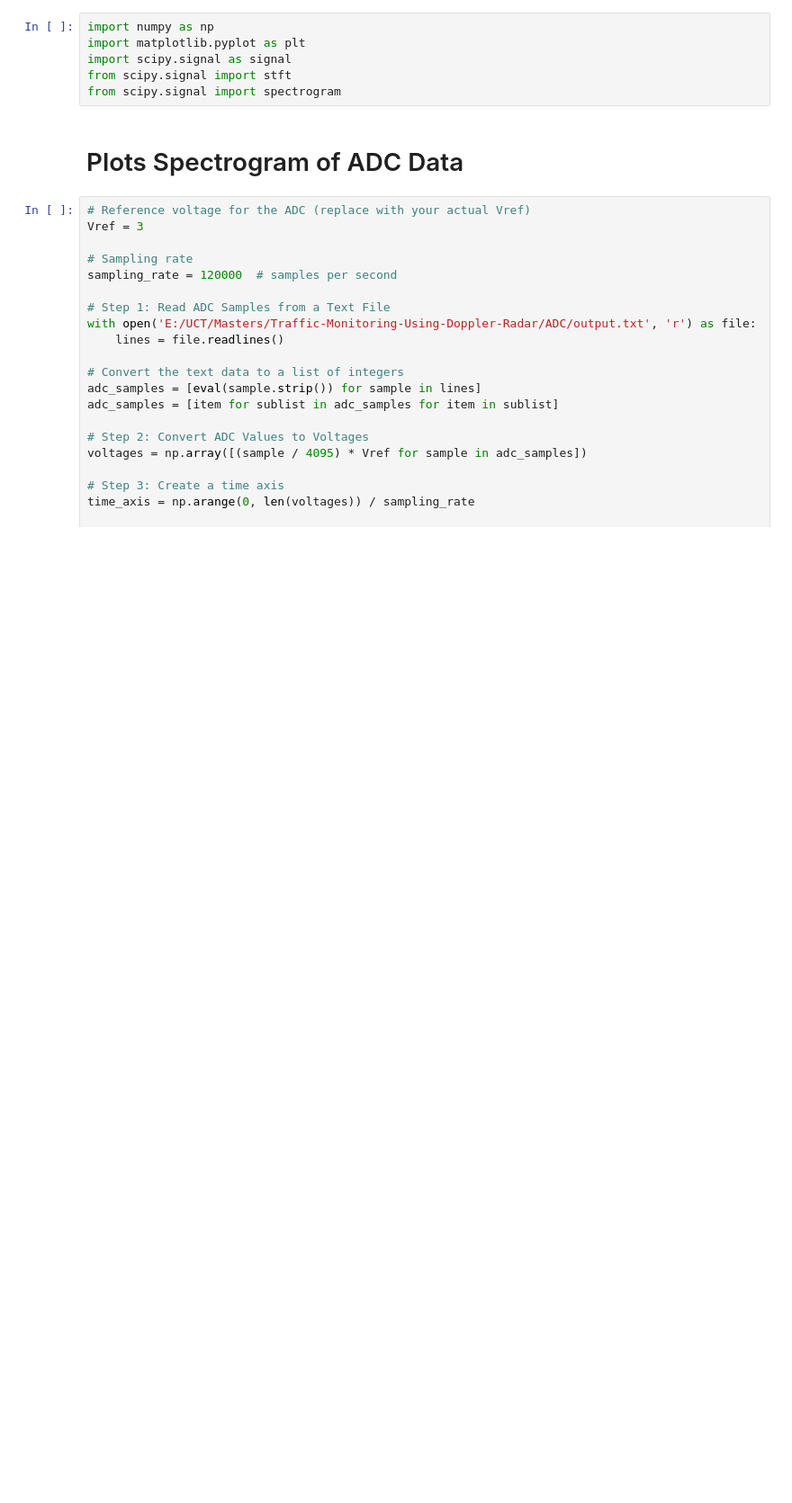
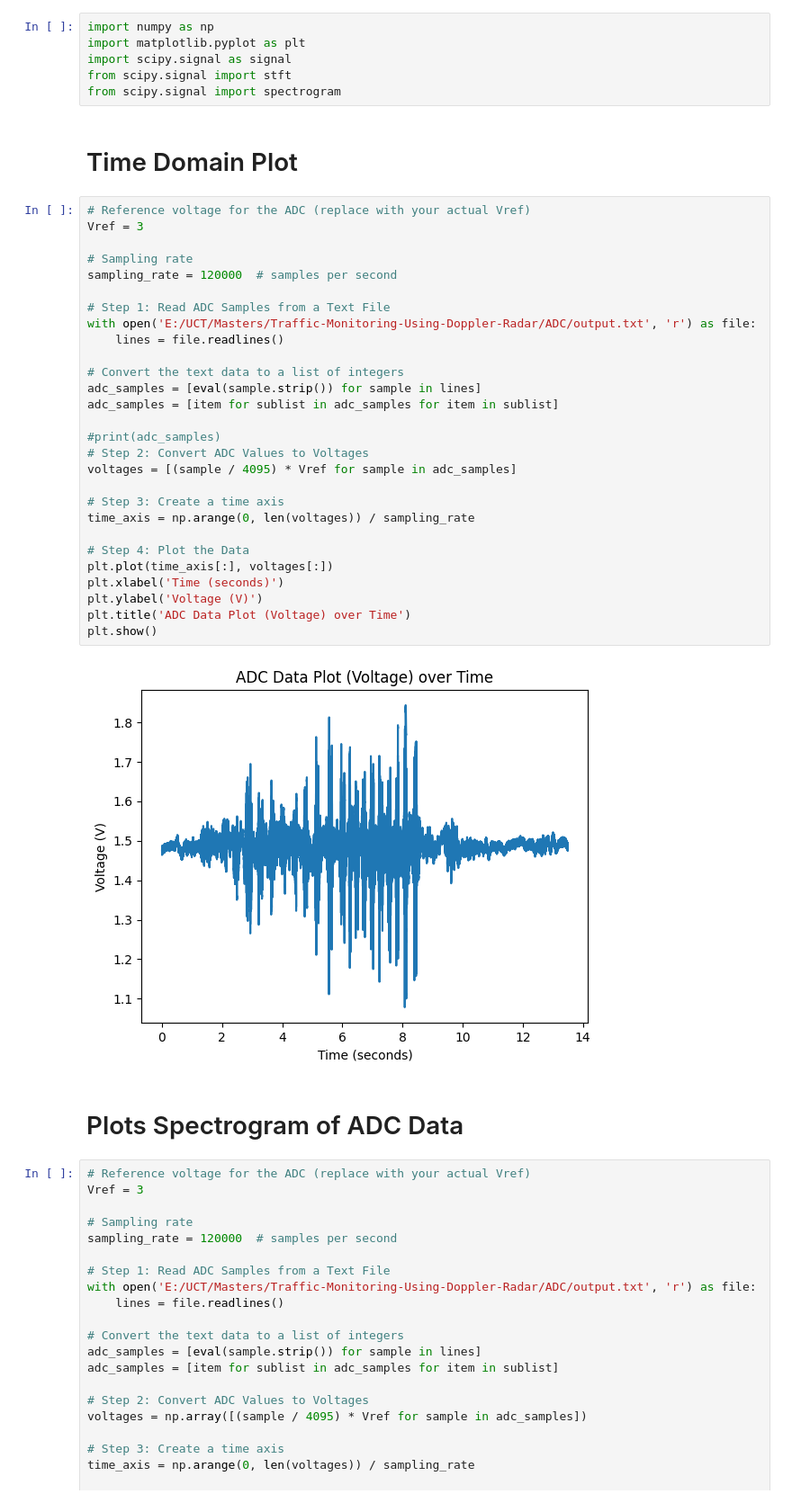
Before and after one commit to MishayNaidoo/Traffic-Monitoring-Using-Doppler-Radar, a Jupyter notebook: ADC/ReaderSpectrogram.ipynb, the cells around one changed output. Shown at 90% size. Saved outputs shown, nothing was run; the diff lists cells and outputs as text; blank space fills up the shorter version.

```diff
--- a/ADC/ReaderSpectrogram.ipynb
+++ b/ADC/ReaderSpectrogram.ipynb
@@ -4,6 +4,38 @@ import matplotlib.pyplot as plt
 import scipy.signal as signal
 from scipy.signal import stft
 from scipy.signal import spectrogram
+# %% [markdown]
+# Time Domain Plot
+# %%
+# Reference voltage for the ADC (replace with your actual Vref)
+Vref = 3
+
+# Sampling rate
+sampling_rate = 120000  # samples per second
+
+# Step 1: Read ADC Samples from a Text File
+with open('E:/UCT/Masters/Traffic-Monitoring-Using-Doppler-Radar/ADC/output.txt', 'r') as file:
+    lines = file.readlines()
+
+# Convert the text data to a list of integers
+adc_samples = [eval(sample.strip()) for sample in lines]
+adc_samples = [item for sublist in adc_samples for item in sublist]
+
+#print(adc_samples)
+# Step 2: Convert ADC Values to Voltages
+voltages = [(sample / 4095) * Vref for sample in adc_samples]
+
+# Step 3: Create a time axis
+time_axis = np.arange(0, len(voltages)) / sampling_rate
+
+# Step 4: Plot the Data
+plt.plot(time_axis[:], voltages[:])
+plt.xlabel('Time (seconds)')
+plt.ylabel('Voltage (V)')
+plt.title('ADC Data Plot (Voltage) over Time')
+plt.show()
+# %% [output]
+[figure, added]
 # %% [markdown]
 # Plots Spectrogram of ADC Data
 # %%
```
Also changed, not shown: parts of 2 cells of this notebook, 32 other files.
